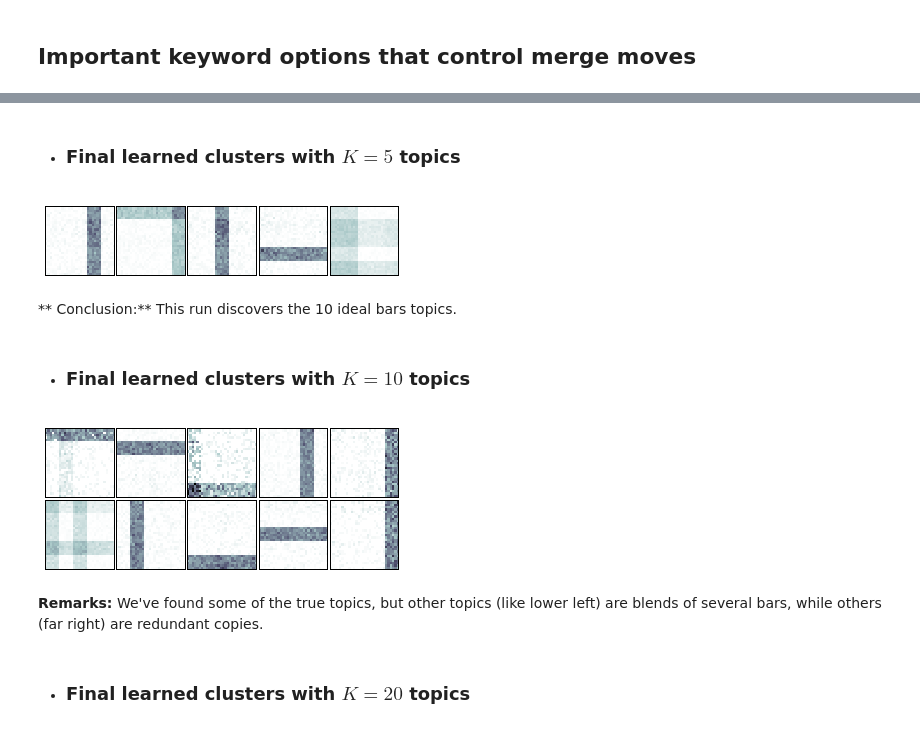
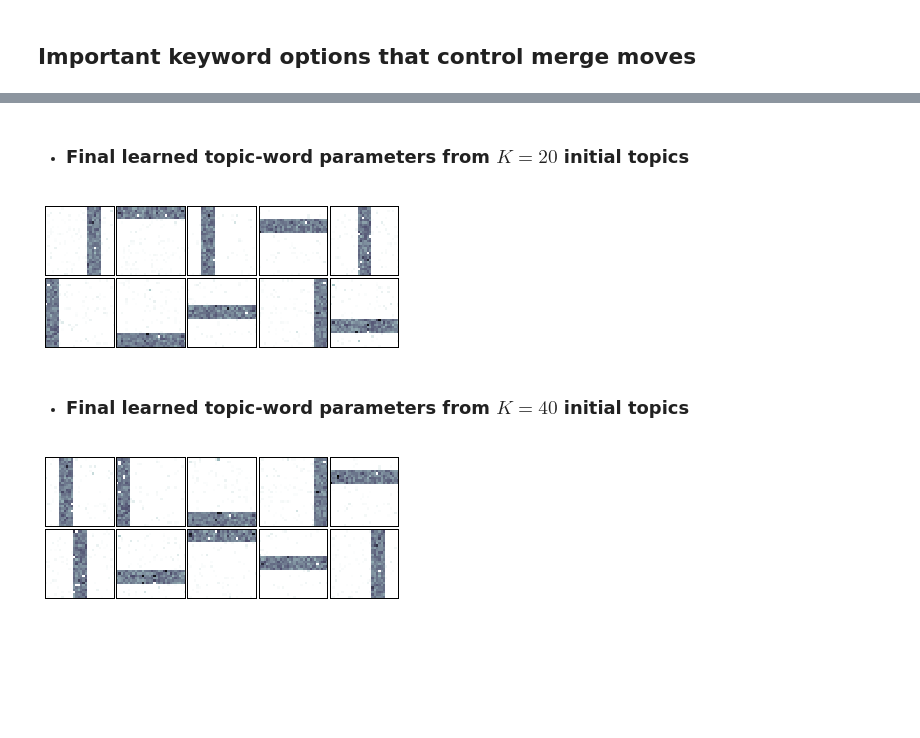
Before and after one commit to co2meal/-bnpy-dev, a Jupyter notebook: demos/BarsToyData-HDPTopicModel-VariationalWithMergeDelete.ipynb, the cells around one changed output, grey strips where cells are left out. Cells and saved outputs as stored; diff of their text form; code cells hidden in the pictures; blank space fills up the shorter version.

```diff
--- a/demos/BarsToyData-HDPTopicModel-VariationalWithMergeDelete.ipynb
+++ b/demos/BarsToyData-HDPTopicModel-VariationalWithMergeDelete.ipynb
@@ -114,7 +146,11 @@ We'll look at several possible initial numbers of clusters.
 # %%
-hmodel, RInfo = bnpy.run(Data, 'FiniteTopicModel', 'Mult', 'VB',
-                         K=5, alpha=0.1, lam=0.1, initname='kmeansplusplus',
-                         nLap=500, printEvery=25, nCoordAscentItersLP=25,
-                         nTask=2, jobname='demobarsVB-Kinit=5-kmeans')
+hmodel, RInfo = bnpy.run(Data, 'HDPTopicModel', 'Mult', 'moVB',
+                         moves='merge,delete',
+                         mergePerLap=25, mergePairSelection='corr',
+                         mergeNumStuckBeforeQuit=5, mergeStartLap=3,
+                         dtargetMaxSize=100,
+                         K=20, alpha=0.1, lam=0.1, initname='kmeansplusplus',
+                         nLap=50, printEvery=5, nCoordAscentItersLP=25,
+                         nTask=2, jobname='demomergedelete-Kinit=20-kmeans')
 # %% [output]
 Toy Bars Data with 10 true topics. Each doc uses 1-3 bars.
@@ -139,7 +175,11 @@ Hist of unique docs per word type
 # %%
-hmodel, RInfo = bnpy.run(Data, 'FiniteTopicModel', 'Mult', 'VB',
-                         K=10, alpha=0.1, lam=0.1, initname='kmeansplusplus',
-                         nLap=500, printEvery=25, nCoordAscentItersLP=25,
-                         nTask=2, jobname='demobarsVB-Kinit=10-kmeans')
+hmodel, RInfo = bnpy.run(Data, 'HDPTopicModel', 'Mult', 'moVB',
+                         moves='merge,delete',
+                         mergePerLap=25, mergePairSelection='corr',
+                         mergeNumStuckBeforeQuit=5, mergeStartLap=3,
+                         dtargetMaxSize=100,
+                         K=40, alpha=0.1, lam=0.1, initname='kmeansplusplus',
+                         nLap=50, printEvery=5, nCoordAscentItersLP=25,
+                         nTask=2, jobname='demomergedelete-Kinit=40-kmeans')
 # %% [output]
 Toy Bars Data with 10 true topics. Each doc uses 1-3 bars.
@@ -164,5 +201,0 @@ Hist of unique docs per word type
-# %%
-hmodel, RInfo = bnpy.run(Data, 'FiniteTopicModel', 'Mult', 'VB',
-                         K=20, alpha=0.1, lam=0.1, initname='kmeansplusplus',
-                         nLap=500, printEvery=25, nCoordAscentItersLP=25,
-                         nTask=2, jobname='demobarsVB-Kinit=20-kmeans')
@@ -206,18 +221,12 @@ We can use the `plotCompsForTask` function included in the visualization tools o
 # %% [markdown]
-* ### Final learned clusters with $K=5$ topics
+* ### Final learned topic-word parameters from $K=20$ initial topics
 # %%
-bnpy.viz.PlotComps.plotCompsForTask('BarsK10V900/demobarsVB-Kinit=5-kmeans/1/', **imshowArgs)
+bnpy.viz.PlotComps.plotCompsForTask('BarsK10V900/demomergedelete-Kinit=20-kmeans/1/', **imshowArgs)
 # %% [output]
-[figure, old version]
+[figure, new version]
-# %% [markdown]
-** Conclusion:** This run discovers the 10 ideal bars topics.
 # %% [markdown]
-* ### Final learned clusters with $K=10$ topics
+* ### Final learned topic-word parameters from $K=40$ initial topics
 # %%
-bnpy.viz.PlotComps.plotCompsForTask('BarsK10V900/demobarsVB-Kinit=10-kmeans/1/', **imshowArgs)
+bnpy.viz.PlotComps.plotCompsForTask('BarsK10V900/demomergedelete-Kinit=40-kmeans/1/', **imshowArgs)
 # %% [output]
-[figure, old version]
+[figure, new version]
-# %% [markdown]
-**Remarks:** We've found some of the true topics, but other topics (like lower left) are blends of several bars, while others (far right) are redundant copies.
-# %% [markdown]
-* ### Final learned clusters with $K=20$ topics
```
Also changed, not shown: parts of 19 cells of this notebook, 19 other files.
